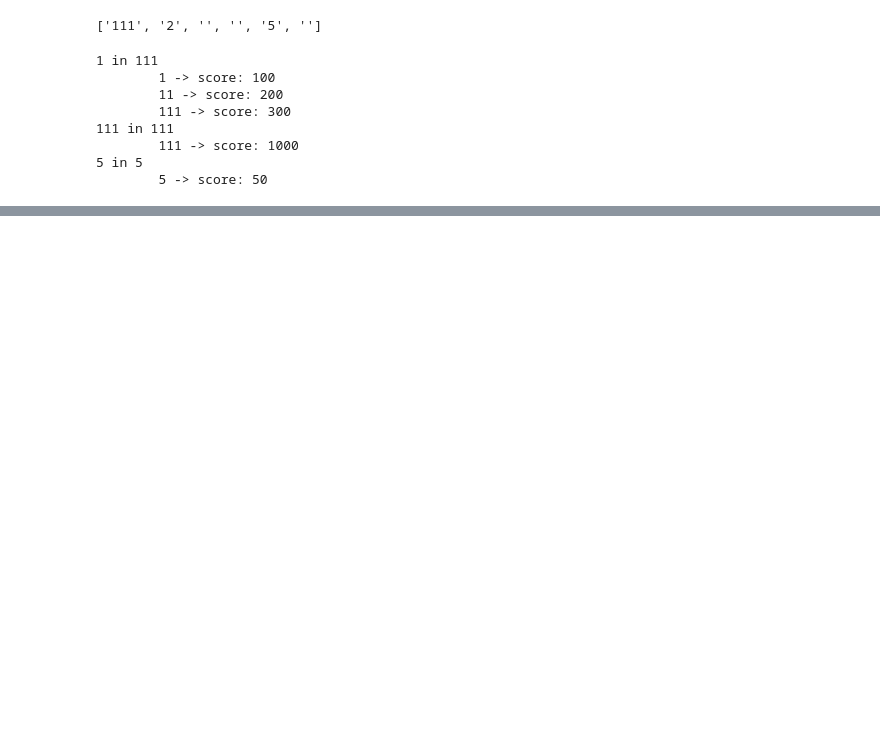
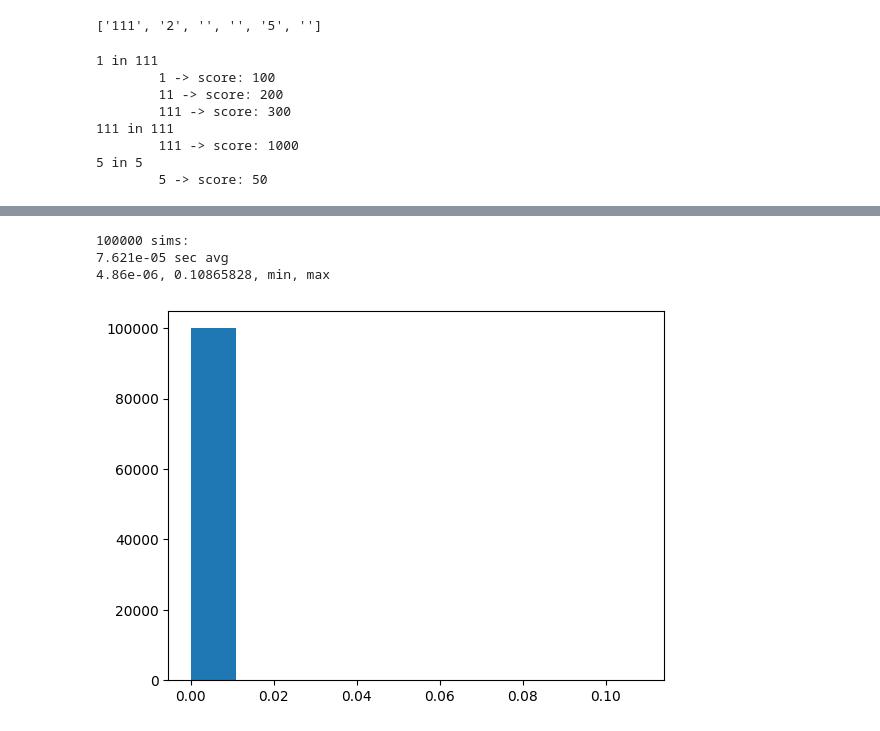
Before and after one commit to alex-b1729/py-farkle, a Jupyter notebook: library/src/models/speed_testing.ipynb, the cells around one changed output, grey strips where cells are left out. Drawn from its saved outputs; the diff is of its cells as text; code cells hidden in the pictures; blank space fills up the shorter version.

```diff
--- a/library/src/models/speed_testing.ipynb
+++ b/library/src/models/speed_testing.ipynb
@@ -86,8 +84,7 @@ scores_dict = {1: {'1': 100, '111': 1000},
                5: {'5': 50, '555': 500},
                6: {'666': 600}}
 # %%
-dice.sort()
-dice_count = [f'{n}'*dice.count(n) for n in range(1, 7)] # if dice.count(n) != 0}
+dice_count = [f'{n}'*dice.count(str(n)) for n in range(1, 7)] # if dice.count(n) != 0}
 dice_count
 # %% [output]
 ['111', '2', '', '', '5', '']
@@ -108,3 +105,14 @@ for die_num in range(6):
         111 -> score: 1000
 5 in 5
         5 -> score: 50
+# %%
+scores_dict = {1: {1: 100, 3: 1000},
+               2: {3: 200},
+               3: {3: 300},
+               4: {3: 400},
+               5: {1: 50, 3: 500},
+               6: {3: 600}}
+# %%
+dice = [1,1,2,1,5] # orig
+# dice = [1,1,3,4,6]
+dice_count_list = np.array([dice.count(n) for n in range(1, 7)])
@@ -110,0 +205,29 @@ for die_num in range(6):
+# %%
+t_list = []
+dh = go.DiceHand()
+num_sims = 100000
+
+for i in range(num_sims):
+    dh.roll()
+    dice_count_list = np.array([dh.dice_values().count(n) for n in range(1, 7)])
+    t0 = perf_counter()
+    # dh.possible_scores()
+    ps_set = possible_scores(dice_count_list)
+    # [[''.split(ps[:5]), int(ps[5:])] for ps in ps_set]
+    t1 = perf_counter()
+    t_list.append(t1-t0)
+
+mean_t = sum(t_list) / num_sims
+max_t = max(t_list)
+min_t = min(t_list)
+
+print(f'{num_sims} sims: ')
+print(f'{round(mean_t, 8)} sec avg')
+print(f'{round(min_t, 8)}, {round(max_t, 8)}, min, max')
+plt.hist(t_list)
+plt.show()
+# %% [output]
+100000 sims:
+7.621e-05 sec avg
+4.86e-06, 0.10865828, min, max
+[figure, added]
```
Also changed, not shown: parts of 25 cells of this notebook.
